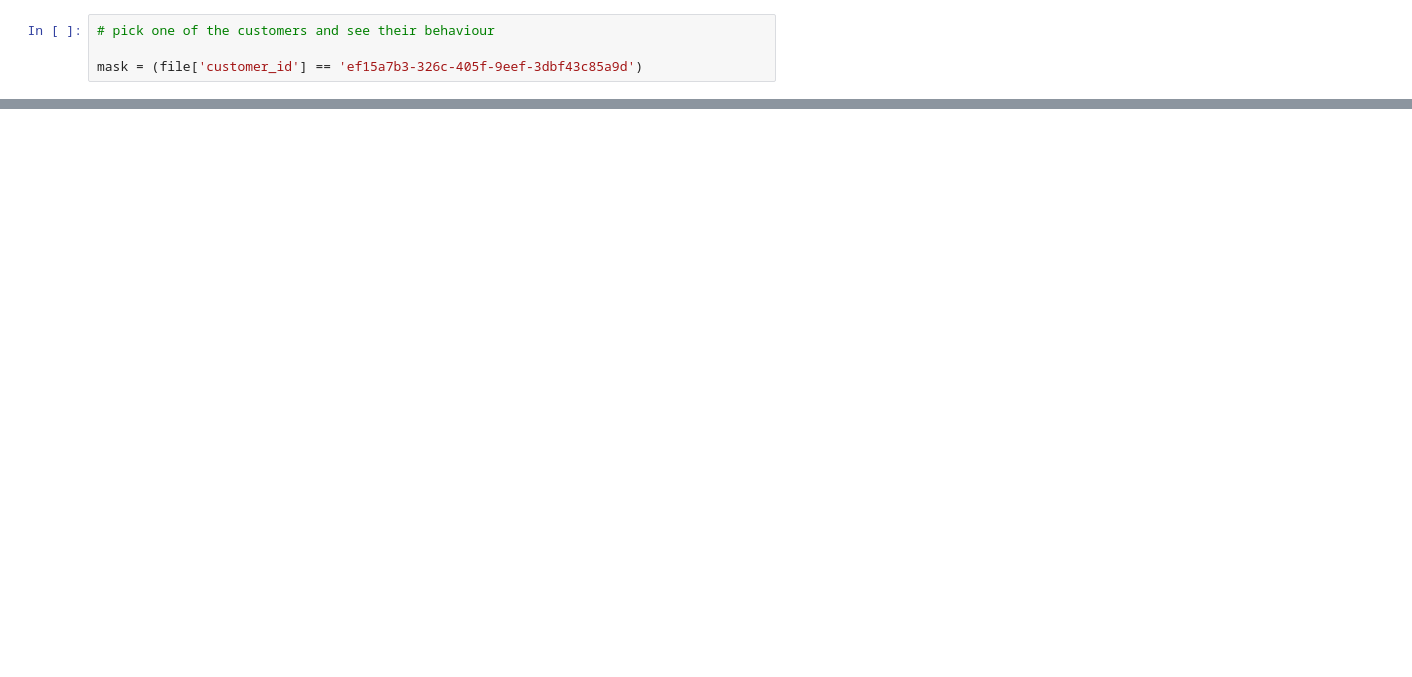
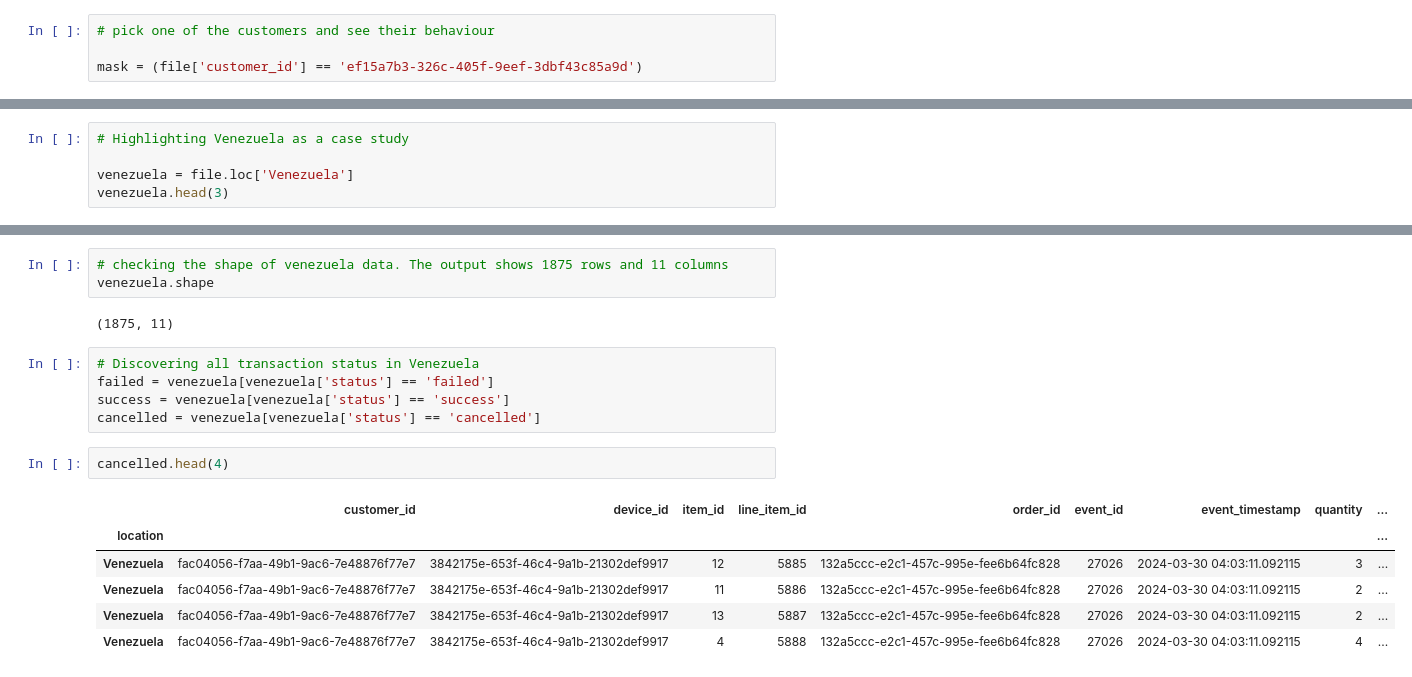
Before and after one commit to Adelegan-JD/TASKS, a Jupyter notebook: Week_7/adelegan_deborah_task15.ipynb, the cells around one changed output, grey strips where cells are left out. Cells and saved outputs as stored; diff of their text form; blank space fills up the shorter version.

```diff
--- a/Week_7/adelegan_deborah_task15.ipynb
+++ b/Week_7/adelegan_deborah_task15.ipynb
@@ -225,0 +280,5 @@ AttributeError: 'function' object has no attribute 'plot'
+# %%
+# Highlighting Venezuela as a case study
+
+venezuela = file.loc['Venezuela']
+venezuela.head(3)
@@ -225,0 +312,19 @@ AttributeError: 'function' object has no attribute 'plot'
+# %%
+# checking the shape of venezuela data. The output shows 1875 rows and 11 columns
+venezuela.shape
+# %% [output]
+(1875, 11)
+# %%
+# Discovering all transaction status in Venezuela
+failed = venezuela[venezuela['status'] == 'failed']
+success = venezuela[venezuela['status'] == 'success']
+cancelled = venezuela[venezuela['status'] == 'cancelled']
+# %%
+cancelled.head(4)
+# %% [output]
+|  | customer_id | device_id | item_id | line_item_id | order_id | event_id | event_timestamp | quantity | ... |
+| location |  |  |  |  |  |  |  |  | ... |
+| Venezuela | fac04056-f7aa-49b1-9ac6-7e48876f77e7 | 3842175e-653f-46c4-9a1b-21302def9917 | 12 | 5885 | 132a5ccc-e2c1-457c-995e-fee6b64fc828 | 27026 | 2024-03-30 04:03:11.092115 | 3 | ... |
+| Venezuela | fac04056-f7aa-49b1-9ac6-7e48876f77e7 | 3842175e-653f-46c4-9a1b-21302def9917 | 11 | 5886 | 132a5ccc-e2c1-457c-995e-fee6b64fc828 | 27026 | 2024-03-30 04:03:11.092115 | 2 | ... |
+| Venezuela | fac04056-f7aa-49b1-9ac6-7e48876f77e7 | 3842175e-653f-46c4-9a1b-21302def9917 | 13 | 5887 | 132a5ccc-e2c1-457c-995e-fee6b64fc828 | 27026 | 2024-03-30 04:03:11.092115 | 2 | ... |
+| Venezuela | fac04056-f7aa-49b1-9ac6-7e48876f77e7 | 3842175e-653f-46c4-9a1b-21302def9917 | 4 | 5888 | 132a5ccc-e2c1-457c-995e-fee6b64fc828 | 27026 | 2024-03-30 04:03:11.092115 | 4 | ... |
```
Also changed, not shown: parts of 47 cells of this notebook, 1 other file.
